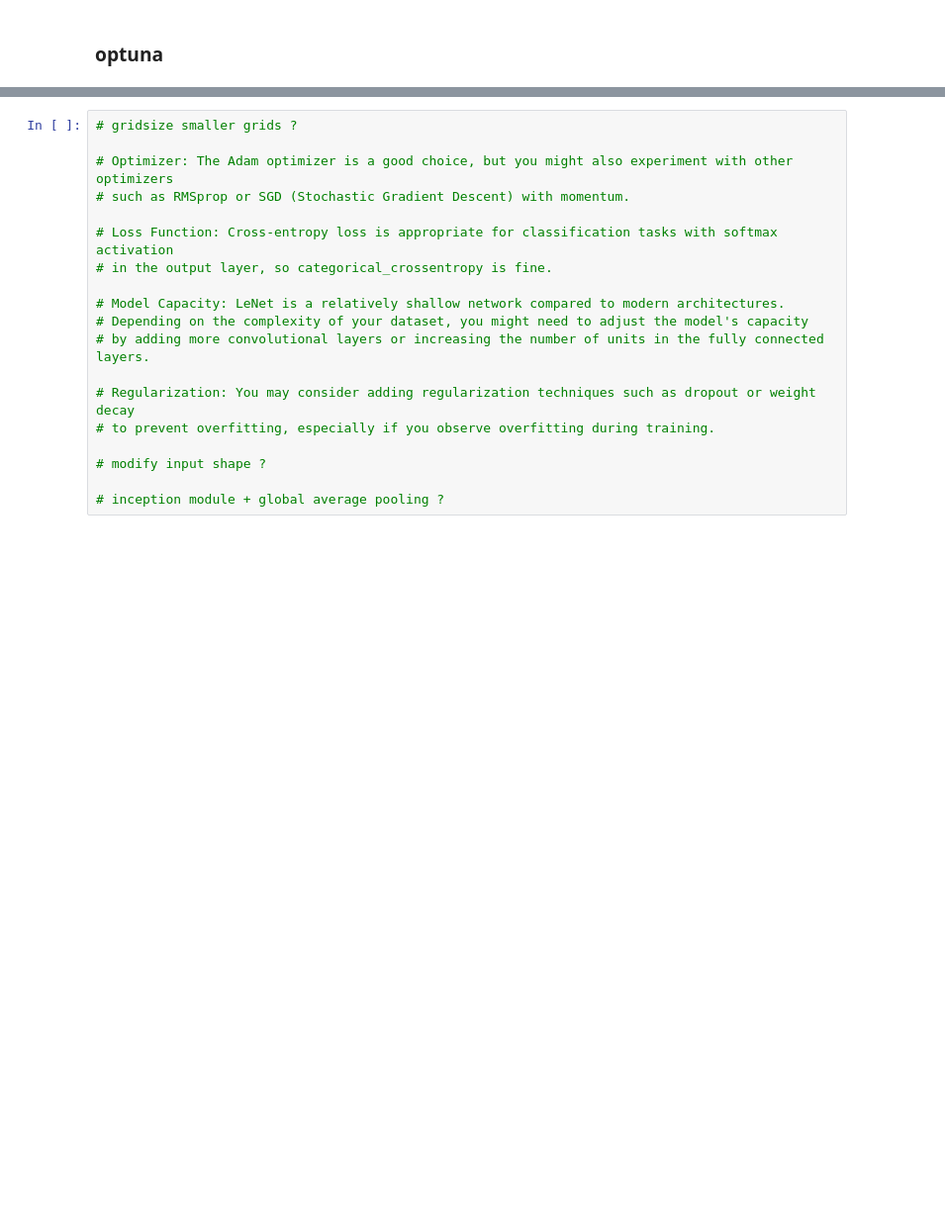
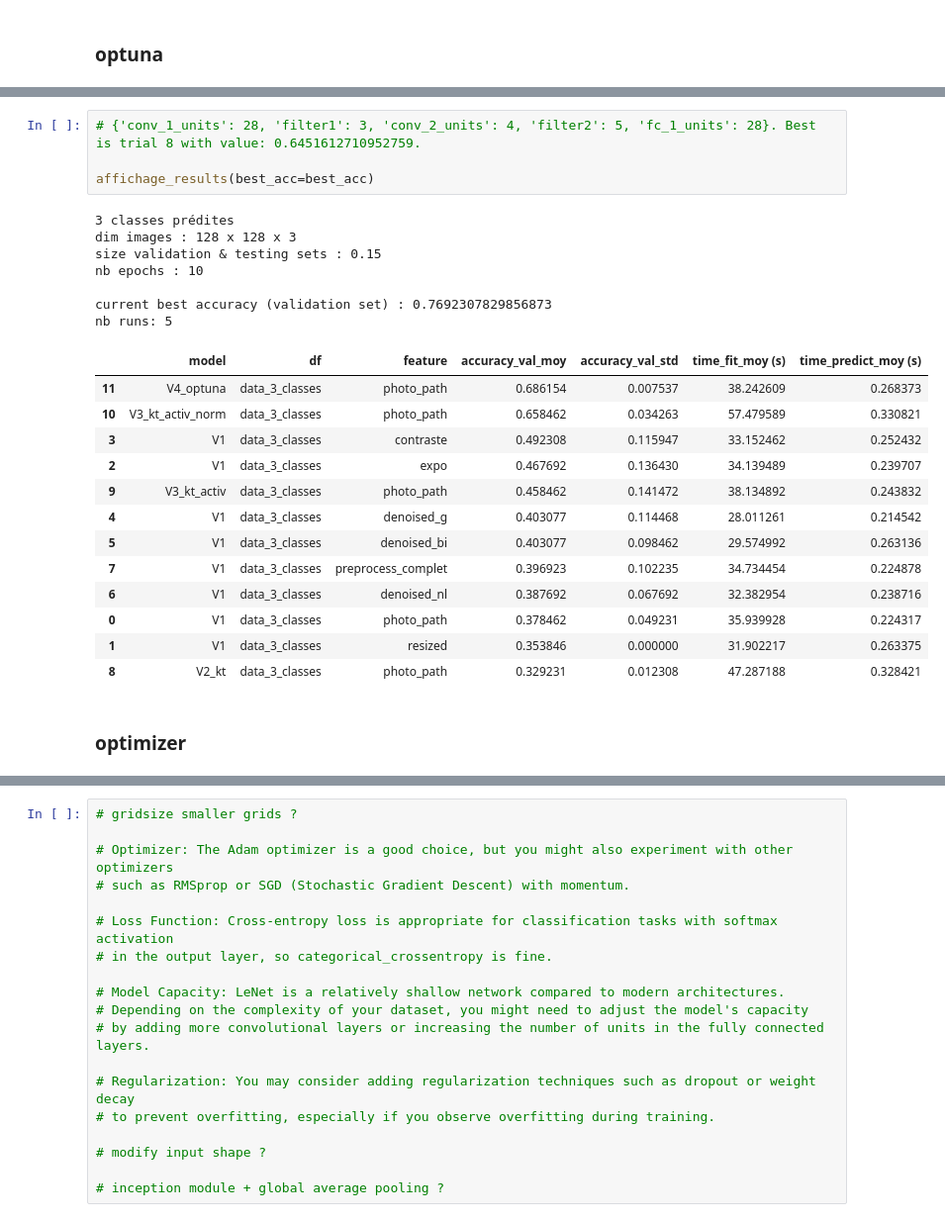
Before and after one commit to Kiwinokoto/OC_projet_6_Classer_des_images, a Jupyter notebook: Oudelet_Kevin_2_notebook_model_perso_180324.ipynb, the cells around one changed output, grey strips where cells are left out. Shown at 99% size. Saved outputs shown, nothing was run; the diff lists cells and outputs as text; blank space fills up the shorter version.

Commit message:
optis model

```diff
--- a/Oudelet_Kevin_2_notebook_model_perso_180324.ipynb
+++ b/Oudelet_Kevin_2_notebook_model_perso_180324.ipynb
@@ -1685,0 +1842,27 @@ nb runs: 50
+# %%
+# {'conv_1_units': 28, 'filter1': 3, 'conv_2_units': 4, 'filter2': 5, 'fc_1_units': 28}. Best is trial 8 with value: 0.6451612710952759.
+
+affichage_results(best_acc=best_acc)
+# %% [output]
+3 classes prédites
+dim images : 128 x 128 x 3
+size validation & testing sets : 0.15
+nb epochs : 10
+
+current best accuracy (validation set) : 0.7692307829856873
+nb runs: 5
+|  | model | df | feature | accuracy_val_moy | accuracy_val_std | time_fit_moy (s) | time_predict_moy (s) |
+| 11 | V4_optuna | data_3_classes | photo_path | 0.686154 | 0.007537 | 38.242609 | 0.268373 |
+| 10 | V3_kt_activ_norm | data_3_classes | photo_path | 0.658462 | 0.034263 | 57.479589 | 0.330821 |
+| 3 | V1 | data_3_classes | contraste | 0.492308 | 0.115947 | 33.152462 | 0.252432 |
+| 2 | V1 | data_3_classes | expo | 0.467692 | 0.136430 | 34.139489 | 0.239707 |
+| 9 | V3_kt_activ | data_3_classes | photo_path | 0.458462 | 0.141472 | 38.134892 | 0.243832 |
+| 4 | V1 | data_3_classes | denoised_g | 0.403077 | 0.114468 | 28.011261 | 0.214542 |
+| 5 | V1 | data_3_classes | denoised_bi | 0.403077 | 0.098462 | 29.574992 | 0.263136 |
+| 7 | V1 | data_3_classes | preprocess_complet | 0.396923 | 0.102235 | 34.734454 | 0.224878 |
+| 6 | V1 | data_3_classes | denoised_nl | 0.387692 | 0.067692 | 32.382954 | 0.238716 |
+| 0 | V1 | data_3_classes | photo_path | 0.378462 | 0.049231 | 35.939928 | 0.224317 |
+| 1 | V1 | data_3_classes | resized | 0.353846 | 0.000000 | 31.902217 | 0.263375 |
+| 8 | V2_kt | data_3_classes | photo_path | 0.329231 | 0.012308 | 47.287188 | 0.328421 |
+# %% [markdown]
+### optimizer
```
Also changed, not shown: parts of 31 cells of this notebook.
